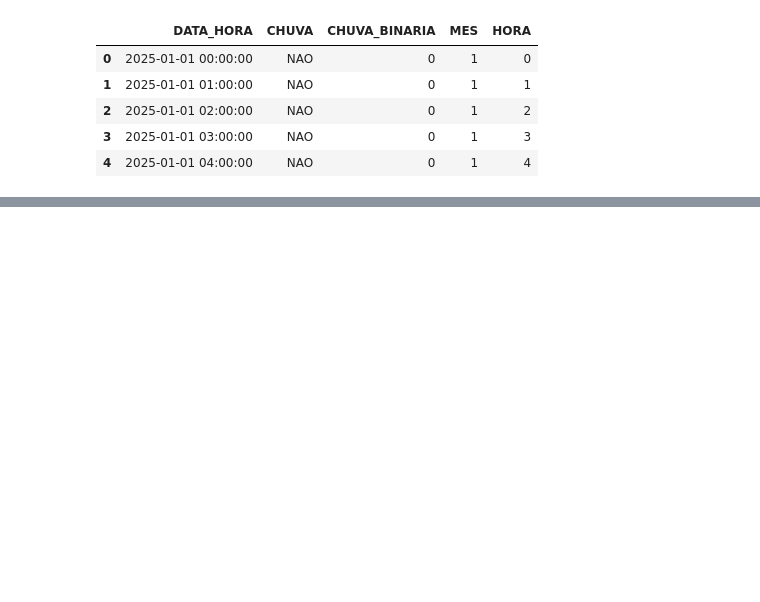
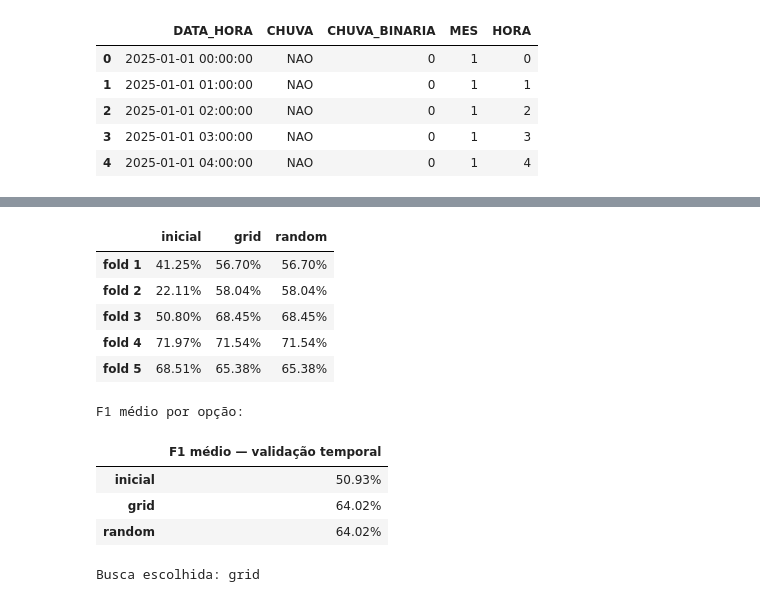
Before and after one commit to Douglas-Brasil/analise-precipitacao-caruaru, a Jupyter notebook: notebooks/10_random_forest.ipynb, the cells around one changed output, grey strips where cells are left out. Drawn from its saved outputs; the diff is of its cells as text; code cells hidden in the pictures; blank space fills up the shorter version.

```diff
--- a/notebooks/10_random_forest.ipynb
+++ b/notebooks/10_random_forest.ipynb
@@ -192,0 +226,38 @@ Use esta estrutura na apresentação: *“Treinamos 300 árvores de decisão. Ca
+# %%
+comparacao_cv = pd.DataFrame({ # reúne os resultados obtidos somente no treino
+    'inicial': scores_inicial, # mostra o f1 temporal do modelo com quatrocentas árvores
+    'grid': [grid.cv_results_[f'split{i}_test_score'][grid.best_index_] for i in range(5)], # mostra os folds do melhor grid
+    'random': [busca.cv_results_[f'split{i}_test_score'][busca.best_index_] for i in range(5)], # mostra os folds do melhor sorteio
+}, index=[f'fold {i}' for i in range(1, 6)])
+display(comparacao_cv.map('{:.2%}'.format)) # permite conferir a variação entre os períodos
+print('F1 médio por opção:') # identifica o resumo da validação
+display(comparacao_cv.mean().map('{:.2%}'.format).to_frame('F1 médio — validação temporal')) # compara as médias sem usar o teste
+melhor_busca = grid if grid.best_score_ >= busca.best_score_ else busca # escolhe a maior média de validação
+nome_busca = 'grid' if melhor_busca is grid else 'random' # identifica a busca escolhida
+modelo_otimizado = melhor_busca.best_estimator_ # recupera o modelo já ajustado com todo o treino
+print('Busca escolhida:', nome_busca) # mostra de onde veio o modelo ajustado
+resumo_buscas = [] # guarda uma linha de apresentação para cada busca
+for nome, pesquisa in {'Grid Search': grid, 'Random Search': busca}.items(): # consulta as duas buscas já realizadas
+    parametros = pesquisa.best_params_ # recupera os valores escolhidos na validação
+    resumo_buscas.append({ # prepara uma tabela simples dos melhores candidatos
+        'Busca': nome, # identifica a forma de pesquisa
+        'Árvores': parametros['modelo__n_estimators'], # mostra a quantidade encontrada
+        'Profundidade': parametros['modelo__max_depth'] if parametros['modelo__max_depth'] is not None else 'sem limite', # identifica o limite de profundidade
+        'Mínimo por folha': parametros['modelo__min_samples_leaf'], # mostra o tamanho mínimo das folhas
+        'Atributos por divisão': parametros.get('modelo__max_features', 'sqrt'), # mostra a regra de sorteio dos atributos
+        'F1 médio — CV temporal': f'{pesquisa.best_score_:.2%}', # apresenta o resultado de validação
+    })
+display(pd.DataFrame(resumo_buscas)) # compara os melhores hiperparâmetros das buscas
+# %% [output]
+|  | inicial | grid | random |
+| fold 1 | 41.25% | 56.70% | 56.70% |
+| fold 2 | 22.11% | 58.04% | 58.04% |
+| fold 3 | 50.80% | 68.45% | 68.45% |
+| fold 4 | 71.97% | 71.54% | 71.54% |
+| fold 5 | 68.51% | 65.38% | 65.38% |
+F1 médio por opção:
+|  | F1 médio — validação temporal |
+| inicial | 50.93% |
+| grid | 64.02% |
+| random | 64.02% |
+Busca escolhida: grid
```
Also changed, not shown: parts of 32 cells of this notebook, 3 other files.
